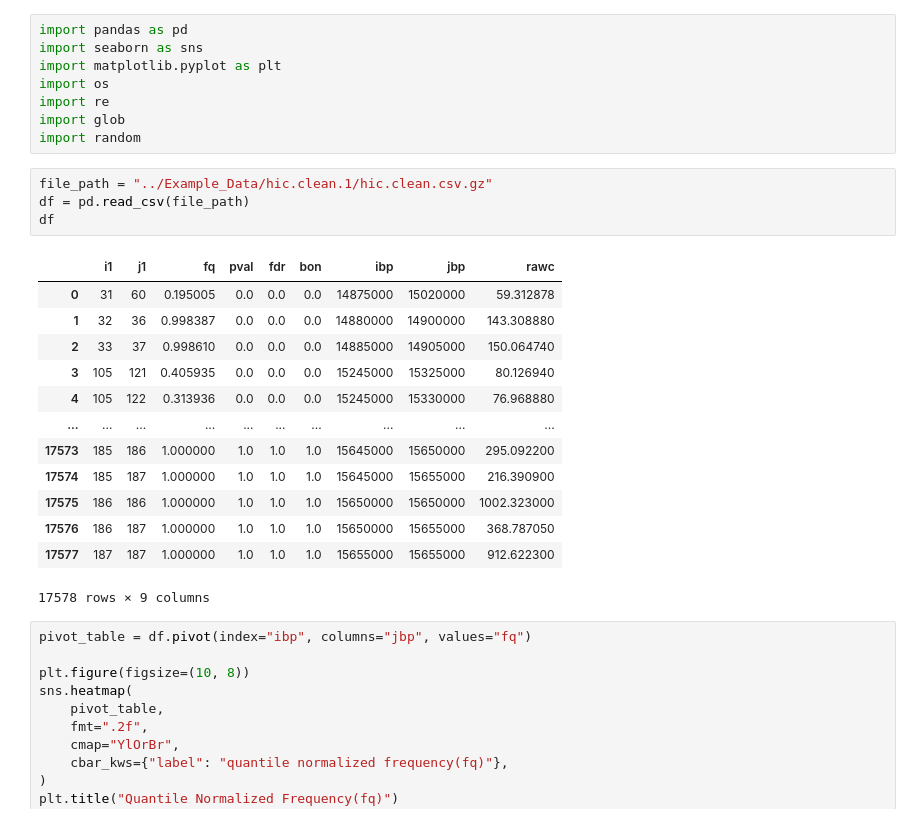
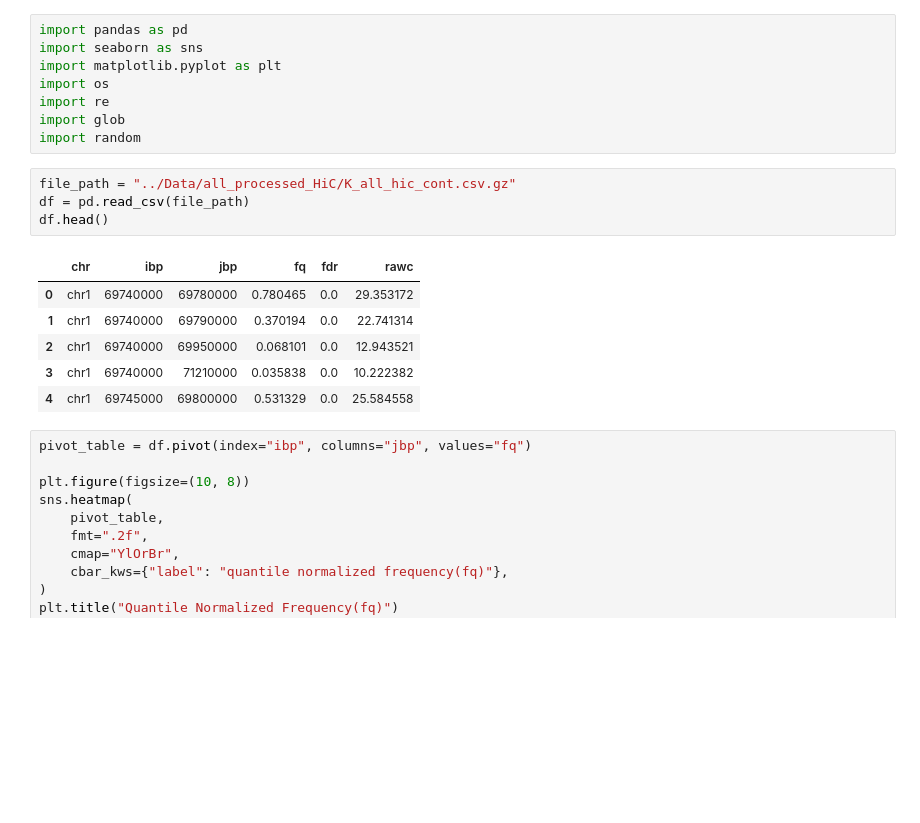
Before and after one commit to ScheWann/ChromPolymerDB, a Jupyter notebook: Scripts/extraction.ipynb, the cells around one changed output. Saved outputs shown, nothing was run; the diff lists cells and outputs as text; blank space fills up the shorter version.

```diff
--- a/Scripts/extraction.ipynb
+++ b/Scripts/extraction.ipynb
@@ -7,23 +7,16 @@ import re
 import glob
 import random
 # %%
-file_path = "../Example_Data/hic.clean.1/hic.clean.csv.gz"
+file_path = "../Data/all_processed_HiC/K_all_hic_cont.csv.gz"
 df = pd.read_csv(file_path)
-df
+df.head()
 # %% [output]
-|  | i1 | j1 | fq | pval | fdr | bon | ibp | jbp | rawc |
-| 0 | 31 | 60 | 0.195005 | 0.0 | 0.0 | 0.0 | 14875000 | 15020000 | 59.312878 |
-| 1 | 32 | 36 | 0.998387 | 0.0 | 0.0 | 0.0 | 14880000 | 14900000 | 143.308880 |
-| 2 | 33 | 37 | 0.998610 | 0.0 | 0.0 | 0.0 | 14885000 | 14905000 | 150.064740 |
-| 3 | 105 | 121 | 0.405935 | 0.0 | 0.0 | 0.0 | 15245000 | 15325000 | 80.126940 |
-| 4 | 105 | 122 | 0.313936 | 0.0 | 0.0 | 0.0 | 15245000 | 15330000 | 76.968880 |
-| ... | ... | ... | ... | ... | ... | ... | ... | ... | ... |
-| 17573 | 185 | 186 | 1.000000 | 1.0 | 1.0 | 1.0 | 15645000 | 15650000 | 295.092200 |
-| 17574 | 185 | 187 | 1.000000 | 1.0 | 1.0 | 1.0 | 15645000 | 15655000 | 216.390900 |
-| 17575 | 186 | 186 | 1.000000 | 1.0 | 1.0 | 1.0 | 15650000 | 15650000 | 1002.323000 |
-| 17576 | 186 | 187 | 1.000000 | 1.0 | 1.0 | 1.0 | 15650000 | 15655000 | 368.787050 |
-| 17577 | 187 | 187 | 1.000000 | 1.0 | 1.0 | 1.0 | 15655000 | 15655000 | 912.622300 |
+|  | chr | ibp | jbp | fq | fdr | rawc |
+| 0 | chr1 | 69740000 | 69780000 | 0.780465 | 0.0 | 29.353172 |
+| 1 | chr1 | 69740000 | 69790000 | 0.370194 | 0.0 | 22.741314 |
+| 2 | chr1 | 69740000 | 69950000 | 0.068101 | 0.0 | 12.943521 |
+| 3 | chr1 | 69740000 | 71210000 | 0.035838 | 0.0 | 10.222382 |
+| 4 | chr1 | 69745000 | 69800000 | 0.531329 | 0.0 | 25.584558 |
-17578 rows × 9 columns
 # %%
 pivot_table = df.pivot(index="ibp", columns="jbp", values="fq")
 
```
Also changed, not shown: parts of 2 cells of this notebook, 1 other file.
